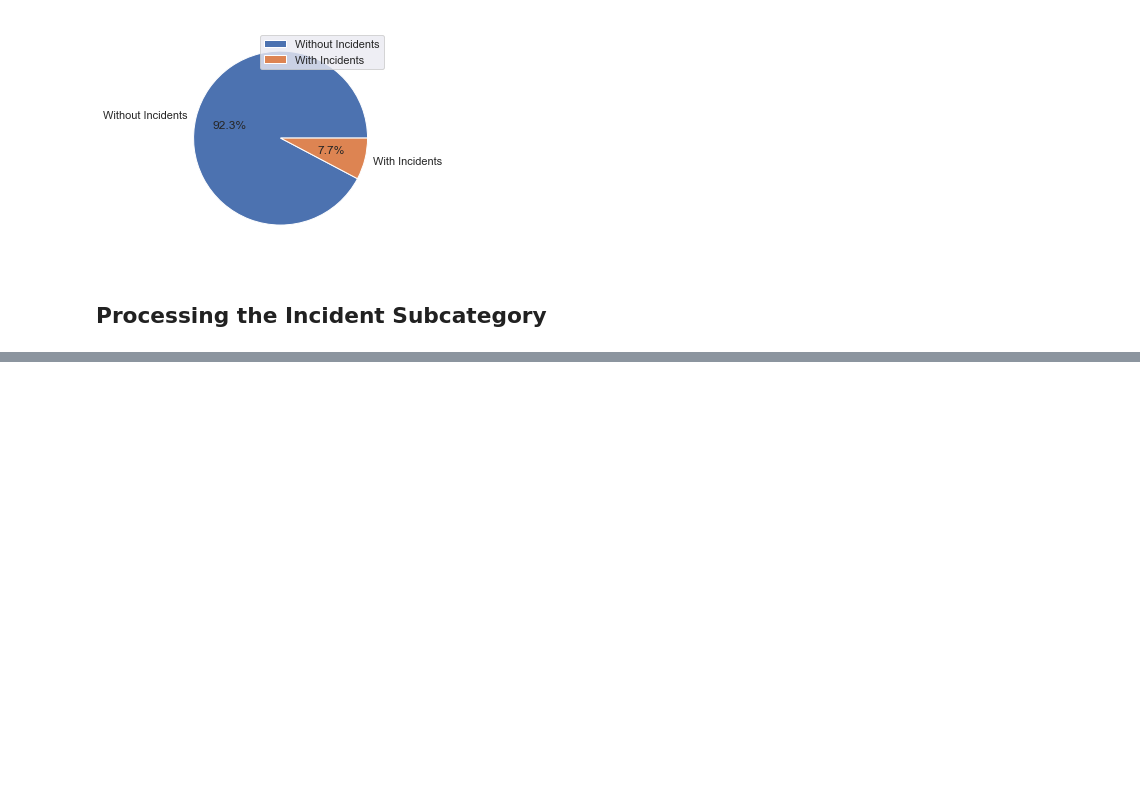
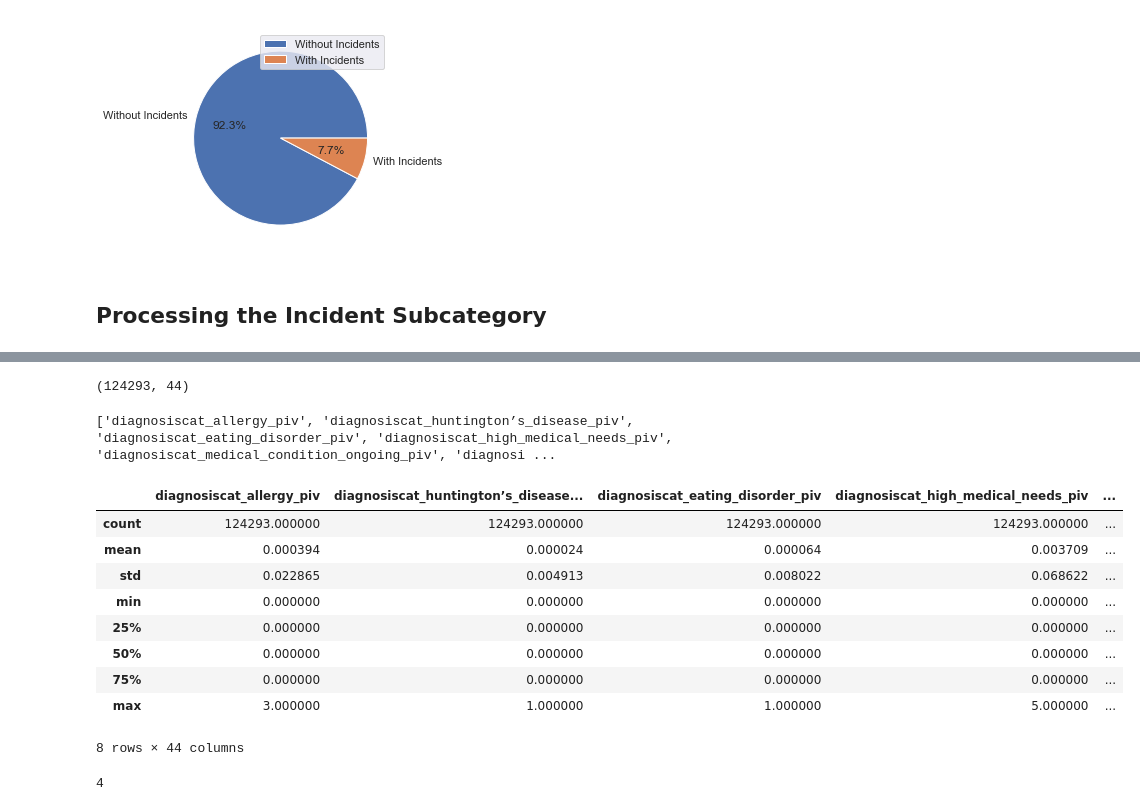
Before and after one commit to Troy-Cao/LWB-Risk-Cient-Detection, a Jupyter notebook: preprocessing.ipynb, the cells around one changed output, grey strips where cells are left out. Saved outputs shown, nothing was run; the diff lists cells and outputs as text; code cells hidden in the pictures; blank space fills up the shorter version.

```diff
--- a/preprocessing.ipynb
+++ b/preprocessing.ipynb
@@ -419,0 +459,26 @@ incident_event_cat.to_csv("Incident_cat.csv")
+# %%
+diag_cat_list = []
+for item in all_keys:
+    if item.startswith("diagnosiscat_"):
+        diag_cat_list.append(item)
+diag_cat_data = content[diag_cat_list]
+print(diag_cat_data.shape)
+# %% [output]
+(124293, 44)
+# %%
+print(diag_cat_list)
+# %% [output]
+['diagnosiscat_allergy_piv', 'diagnosiscat_huntington’s_disease_piv', 'diagnosiscat_eating_disorder_piv', 'diagnosiscat_high_medical_needs_piv', 'diagnosiscat_medical_condition_ongoing_piv', 'diagnosi ...
+# %%
+diag_cat_data.describe()
+# %% [output]
+|  | diagnosiscat_allergy_piv | diagnosiscat_huntington’s_disease... | diagnosiscat_eating_disorder_piv | diagnosiscat_high_medical_needs_piv | ... |
+| count | 124293.000000 | 124293.000000 | 124293.000000 | 124293.000000 | ... |
+| mean | 0.000394 | 0.000024 | 0.000064 | 0.003709 | ... |
+| std | 0.022865 | 0.004913 | 0.008022 | 0.068622 | ... |
+| min | 0.000000 | 0.000000 | 0.000000 | 0.000000 | ... |
+| 25% | 0.000000 | 0.000000 | 0.000000 | 0.000000 | ... |
+| 50% | 0.000000 | 0.000000 | 0.000000 | 0.000000 | ... |
+| 75% | 0.000000 | 0.000000 | 0.000000 | 0.000000 | ... |
+| max | 3.000000 | 1.000000 | 1.000000 | 5.000000 | ... |
+8 rows × 44 columns
@@ -419,0 +487,9 @@ incident_event_cat.to_csv("Incident_cat.csv")
+# %%
+diag_type_list = []
+for item in all_keys:
+    if item.startswith("diagnosistype") and item.endswith("_piv"):
+        diag_type_list.append(item)
+diag_type_data = content[diag_type_list]
+print(len(diag_type_list))
+# %% [output]
+4
```
Also changed, not shown: parts of 9 cells of this notebook.
